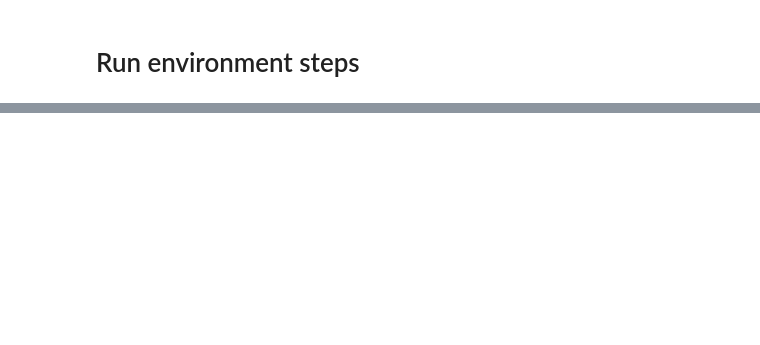
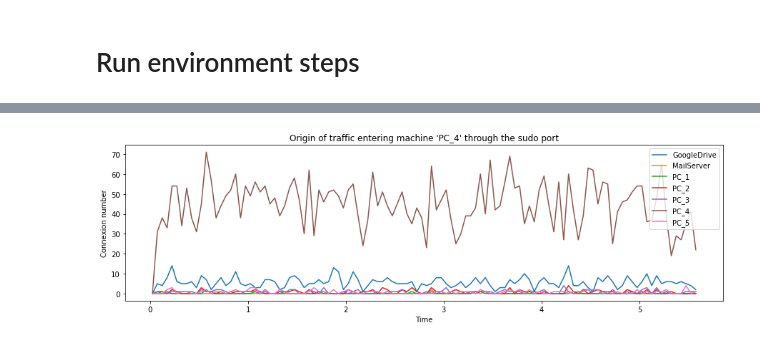
Before and after one commit to egrillot/Cyberbattle, a Jupyter notebook: notebooks/Traffic.ipynb, the cells around one changed output, grey strips where cells are left out. Saved outputs shown, nothing was run; the diff lists cells and outputs as text; code cells hidden in the pictures; blank space fills up the shorter version.

```diff
--- a/notebooks/Traffic.ipynb
+++ b/notebooks/Traffic.ipynb
@@ -171,0 +181,4 @@ env.display_history('GoogleDrive', 'HTTPS')
+# %%
+env.display_history('PC_4', 'sudo')
+# %% [output]
+[figure, added]
```
Also changed, not shown: parts of 7 cells of this notebook, 1 other file.
